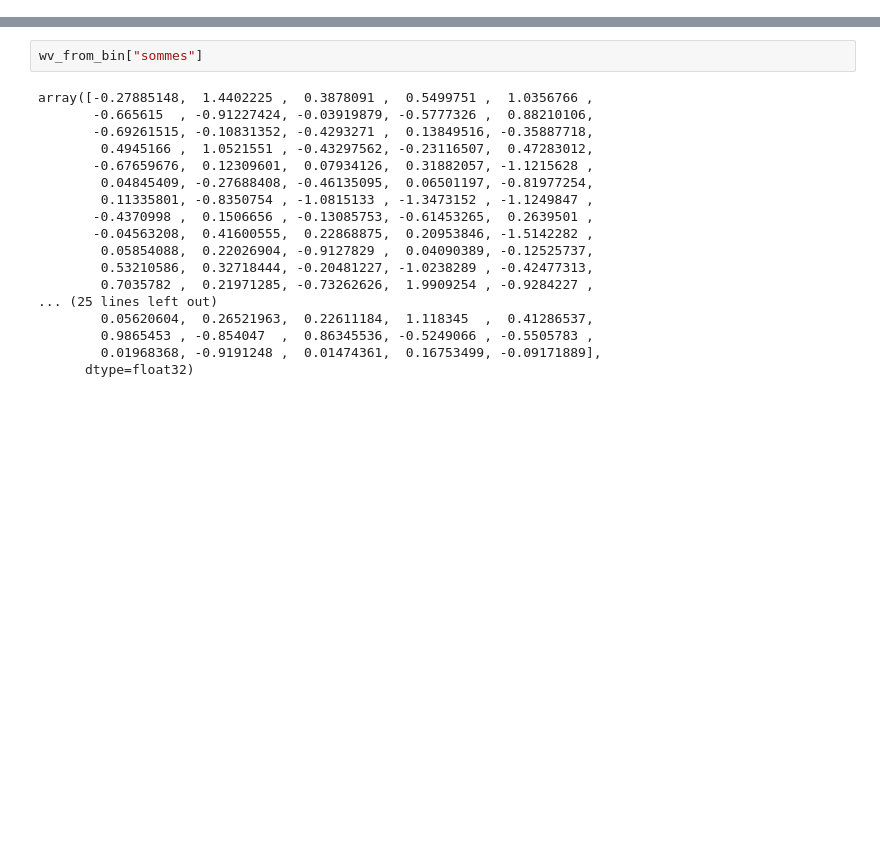
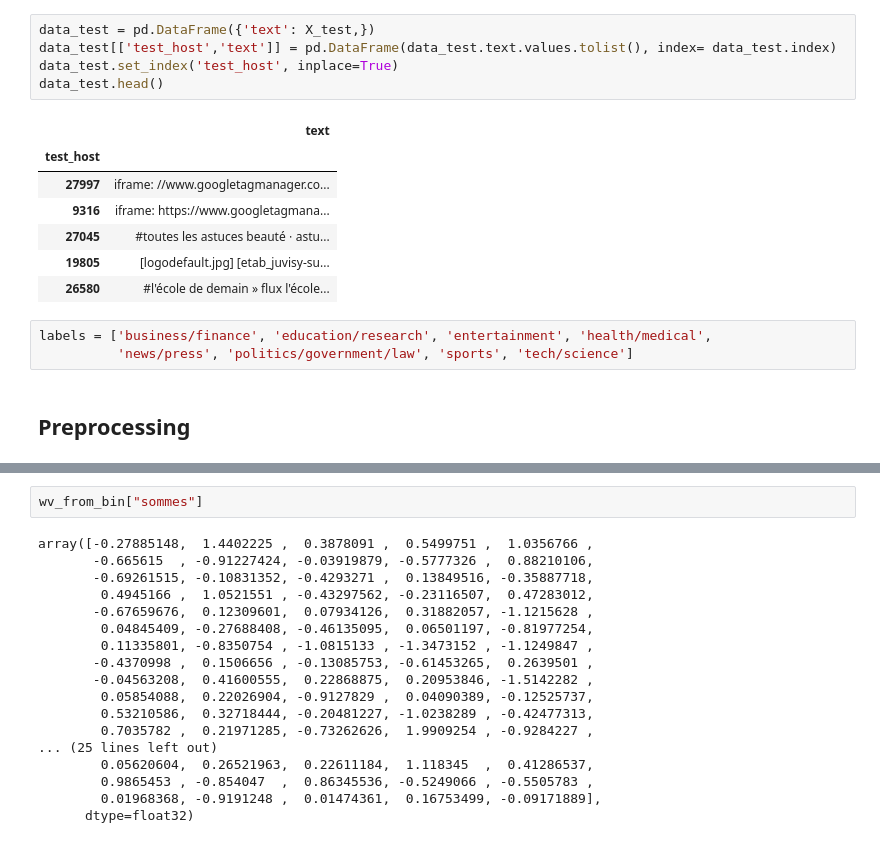
Before and after one commit to karray3000/ALTEGRAD-Challenge, a Jupyter notebook: models/doc_embedding/Doc embeddings.ipynb, the cells around one changed output, grey strips where cells are left out. Drawn from its saved outputs; the diff is of its cells as text; blank space fills up the shorter version.

```diff
--- a/models/doc_embedding/Doc embeddings.ipynb
+++ b/models/doc_embedding/Doc embeddings.ipynb
@@ -0,0 +113,18 @@
+# %%
+data_test = pd.DataFrame({'text': X_test,})
+data_test[['test_host','text']] = pd.DataFrame(data_test.text.values.tolist(), index= data_test.index)
+data_test.set_index('test_host', inplace=True)
+data_test.head()
+# %% [output]
+|  | text |
+| test_host |  |
+| 27997 | iframe: //www.googletagmanager.co... |
+| 9316 | iframe: https://www.googletagmana... |
+| 27045 | #toutes les astuces beauté ⋅ astu... |
+| 19805 | [logodefault.jpg] [etab_juvisy-su... |
+| 26580 | #l'école de demain » flux l'école... |
+# %%
+labels = ['business/finance', 'education/research', 'entertainment', 'health/medical',
+          'news/press', 'politics/government/law', 'sports', 'tech/science']
+# %% [markdown]
+## Preprocessing
```
Also changed, not shown: parts of 12 cells of this notebook, 12 other files.
